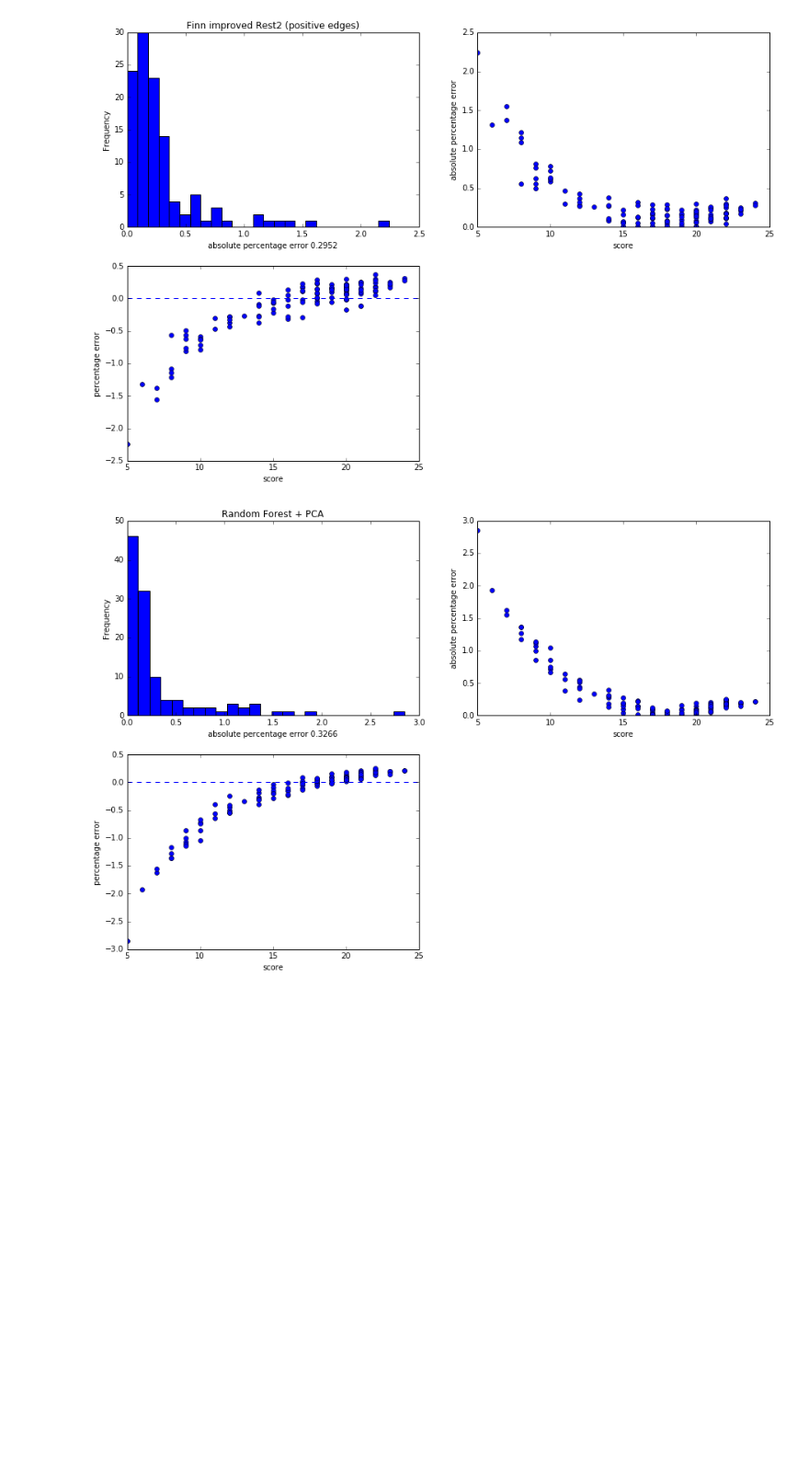
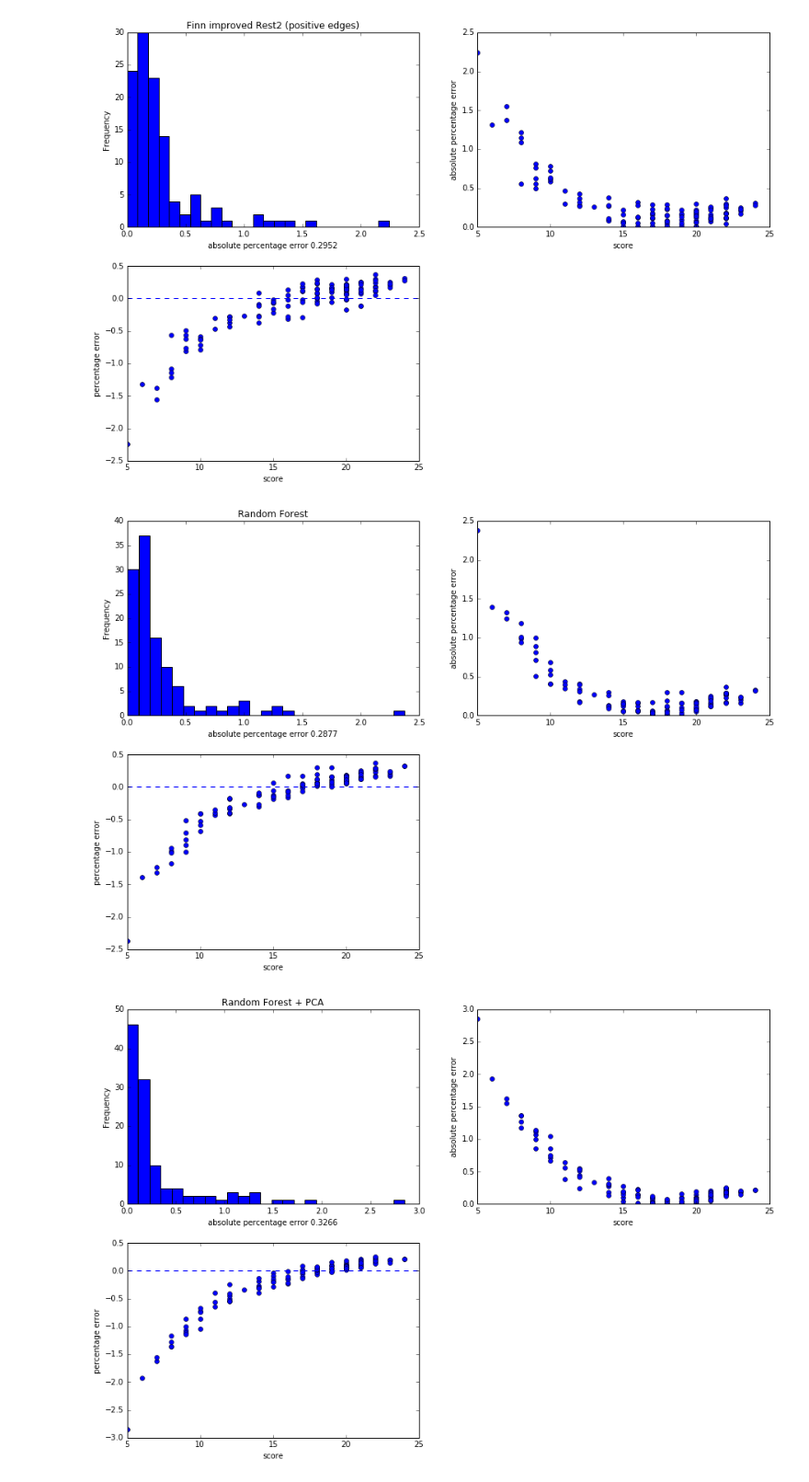
Before and after one commit to paola-g/iq_prediction, a Jupyter notebook: comparison.ipynb, the cells around one changed output. Shown at 92% size. Drawn from its saved outputs; the diff is of its cells as text; code cells hidden in the pictures; blank space fills up the shorter version.

```diff
--- a/comparison.ipynb
+++ b/comparison.ipynb
@@ -200,6 +202,22 @@ plot_scatter(y_true,pe,'score','percentage error')
 plt.show()
 # %% [output]
 [figure]
+# %%
+y_true = np.ravel(finn['finn_score'])
+y_pred = np.ravel(randforest['rf_preds_allfeat'])
+ape = absolute_percentage_error(y_true,y_pred)
+pe = percentage_error(y_true,y_pred)
+models['randforest'] = (y_true,y_pred)
+plt.figure(figsize=(15, 10))
+plt.subplot(221)
+plot_hist(ape,25,'Random Forest','absolute percentage error %.4f' % np.mean(ape))
+plt.subplot(222)
+plot_scatter(y_true,ape,'score','absolute percentage error')
+plt.subplot(223)
+plot_scatter(y_true,pe,'score','percentage error')
+plt.show()
+# %% [output]
+[figure, added]
 # %%
 y_true = np.ravel(finn['finn_score'])
 y_pred = np.ravel(randforest['rf_preds_pca_train'])
```
Also changed, not shown: parts of 6 cells of this notebook, 3 other files.
